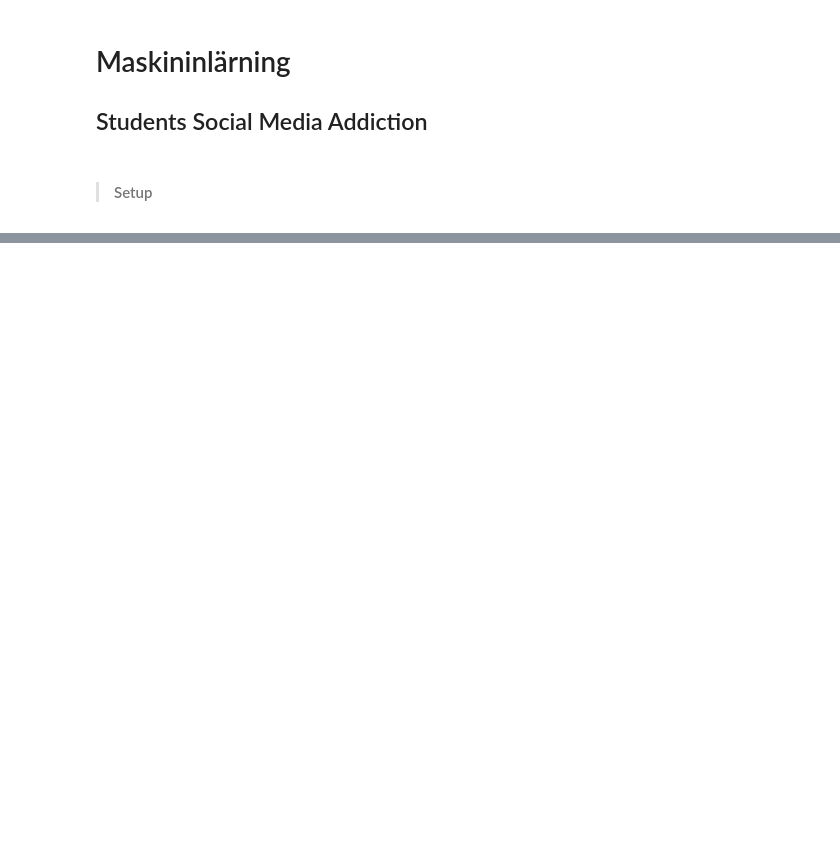
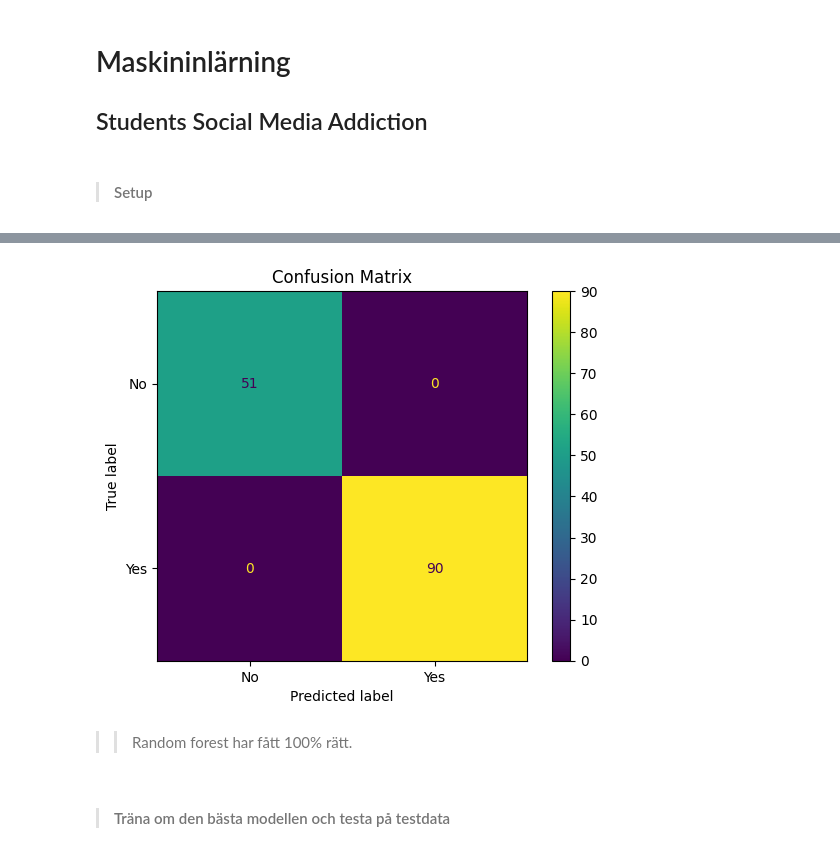
Before and after one commit to Livorya/AI-assignment, a Jupyter notebook: ML.ipynb, the cells around one changed output, grey strips where cells are left out. Drawn from its saved outputs; the diff is of its cells as text; code cells hidden in the pictures; blank space fills up the shorter version.

```diff
--- a/ML.ipynb
+++ b/ML.ipynb
@@ -38,0 +142,20 @@ memory usage: 40.2+ KB
+# %%
+model_rf = make_pipeline(
+  StandardScaler(),
+  RandomForestClassifier(random_state=42)
+)
+
+rf_hyperparams = {
+  "randomforestclassifier__n_estimators": [50, 75, 100],
+  "randomforestclassifier__max_depth": [3, 5, 7, None]
+}
+
+model_rf_gs = GridSearchCV(model_rf, rf_hyperparams, cv=5, scoring="accuracy")
+
+model_rf_gs.fit(X_train, y_train)
+
+y_pred_rf = model_rf_gs.predict(X_val)
+
+print("Accuracy:", accuracy_score(y_val, y_pred_rf))
+print("Hyperparameters:", model_rf_gs.best_params_)
+print(classification_report(y_val, y_pred_rf))
@@ -38,0 +173,13 @@ memory usage: 40.2+ KB
+# %%
+cm_rf = confusion_matrix(y_val, y_pred_rf)
+
+cm_rf_display = ConfusionMatrixDisplay(confusion_matrix=cm_rf, display_labels=["No", "Yes"])
+cm_rf_display.plot()
+plt.title("Confusion Matrix")
+plt.show()
+# %% [output]
+[figure, added]
+# %% [markdown]
+>> Random forest har fått 100% rätt.
+# %% [markdown]
+> #### Träna om den bästa modellen och testa på testdata
```
Also changed, not shown: parts of 25 cells of this notebook, 1 other file.
